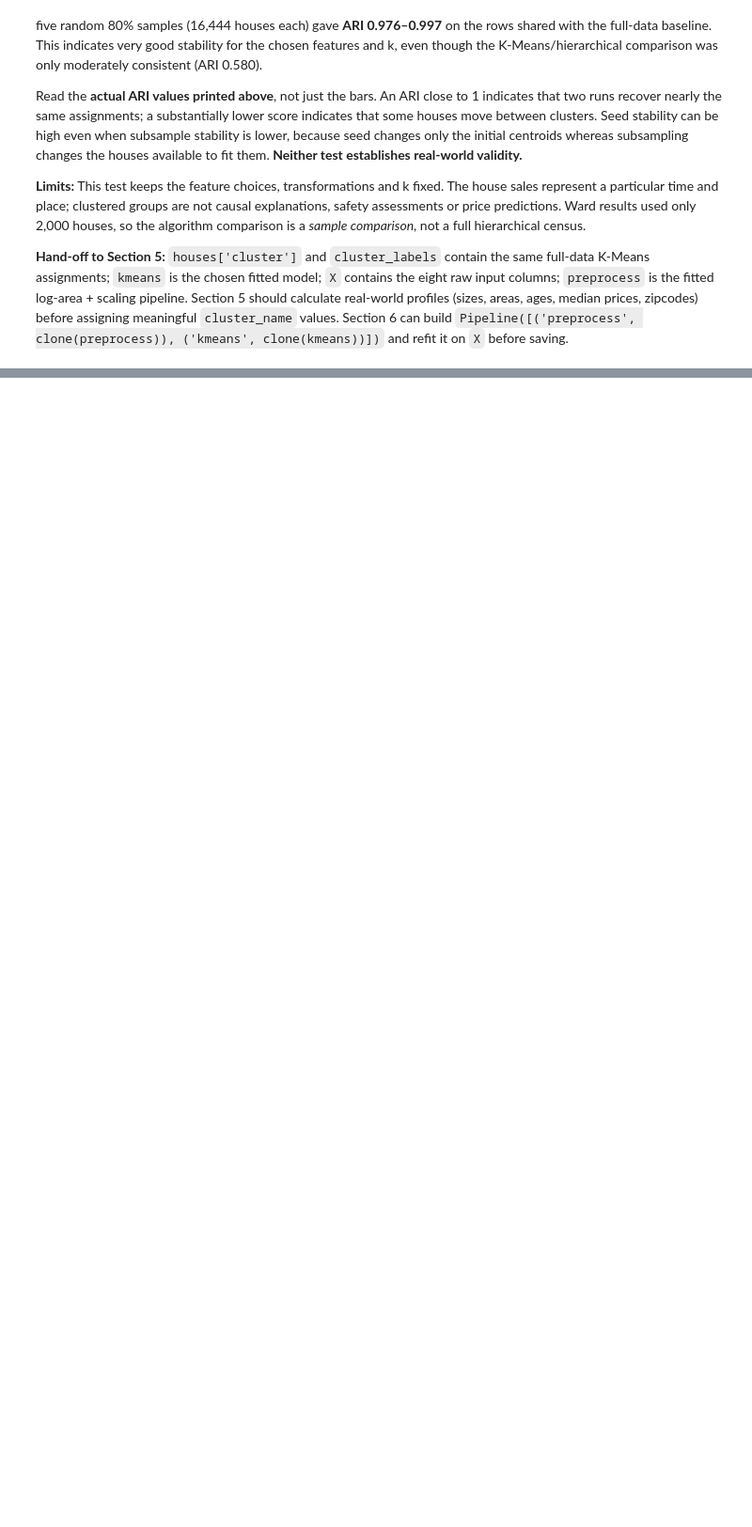
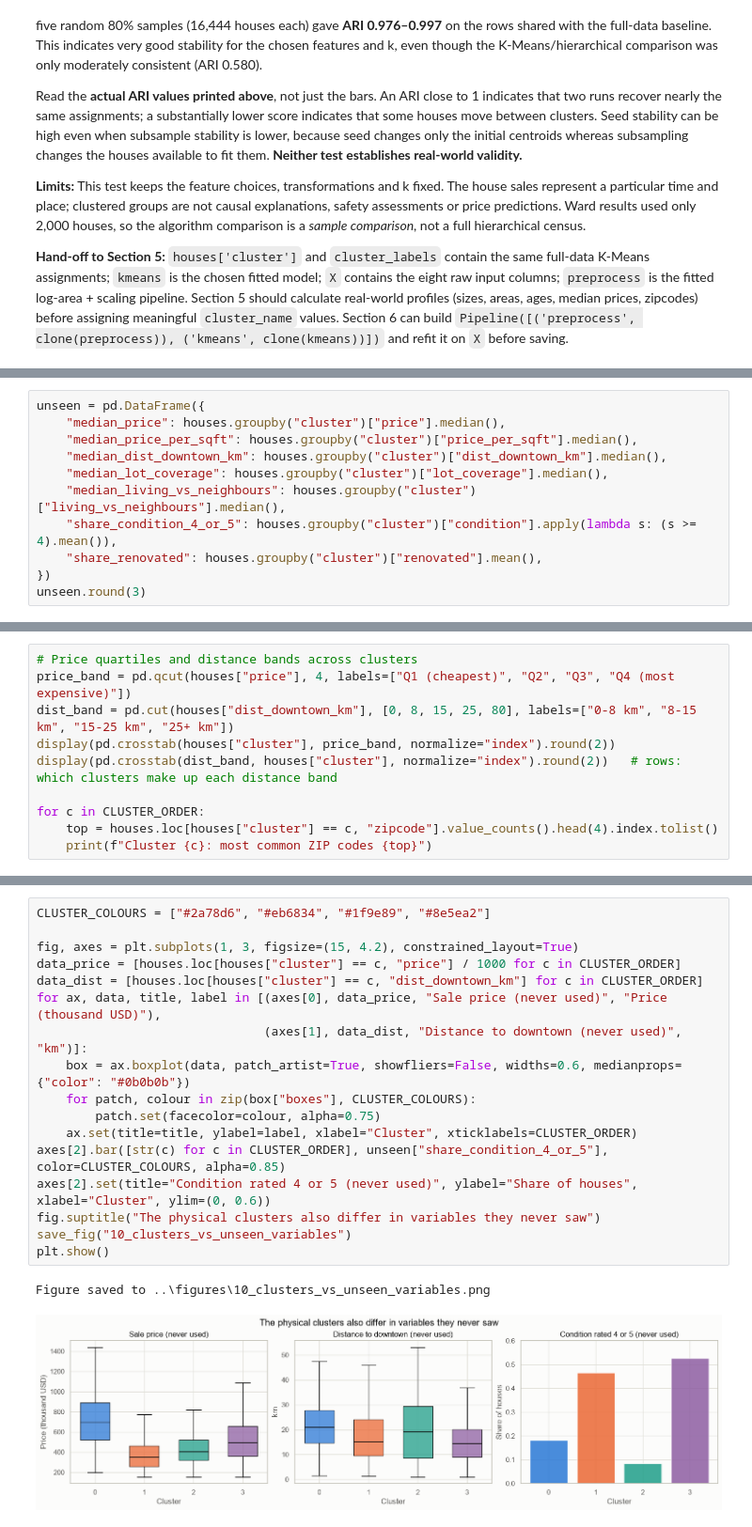
Before and after one commit to iaac-maai/Group2_Day3_Assignment, a Jupyter notebook: notebook/unsupervised_learning.ipynb, the cells around one changed output, grey strips where cells are left out. Shown at 94% size. Drawn from its saved outputs; the diff is of its cells as text; blank space fills up the shorter version.

```diff
--- a/notebook/unsupervised_learning.ipynb
+++ b/notebook/unsupervised_learning.ipynb
@@ -861,0 +943,11 @@ Read the **actual ARI values printed above**, not just the bars. An ARI close to
+# %%
+unseen = pd.DataFrame({
+    "median_price": houses.groupby("cluster")["price"].median(),
+    "median_price_per_sqft": houses.groupby("cluster")["price_per_sqft"].median(),
+    "median_dist_downtown_km": houses.groupby("cluster")["dist_downtown_km"].median(),
+    "median_lot_coverage": houses.groupby("cluster")["lot_coverage"].median(),
+    "median_living_vs_neighbours": houses.groupby("cluster")["living_vs_neighbours"].median(),
+    "share_condition_4_or_5": houses.groupby("cluster")["condition"].apply(lambda s: (s >= 4).mean()),
+    "share_renovated": houses.groupby("cluster")["renovated"].mean(),
+})
+unseen.round(3)
@@ -861,0 +961,10 @@ Read the **actual ARI values printed above**, not just the bars. An ARI close to
+# %%
+# Price quartiles and distance bands across clusters
+price_band = pd.qcut(houses["price"], 4, labels=["Q1 (cheapest)", "Q2", "Q3", "Q4 (most expensive)"])
+dist_band = pd.cut(houses["dist_downtown_km"], [0, 8, 15, 25, 80], labels=["0-8 km", "8-15 km", "15-25 km", "25+ km"])
+display(pd.crosstab(houses["cluster"], price_band, normalize="index").round(2))
+display(pd.crosstab(dist_band, houses["cluster"], normalize="index").round(2))   # rows: which clusters make up each distance band
+
+for c in CLUSTER_ORDER:
+    top = houses.loc[houses["cluster"] == c, "zipcode"].value_counts().head(4).index.tolist()
+    print(f"Cluster {c}: most common ZIP codes {top}")
@@ -861,0 +988,20 @@ Read the **actual ARI values printed above**, not just the bars. An ARI close to
+# %%
+CLUSTER_COLOURS = ["#2a78d6", "#eb6834", "#1f9e89", "#8e5ea2"]
+
+fig, axes = plt.subplots(1, 3, figsize=(15, 4.2), constrained_layout=True)
+data_price = [houses.loc[houses["cluster"] == c, "price"] / 1000 for c in CLUSTER_ORDER]
+data_dist = [houses.loc[houses["cluster"] == c, "dist_downtown_km"] for c in CLUSTER_ORDER]
+for ax, data, title, label in [(axes[0], data_price, "Sale price (never used)", "Price (thousand USD)"),
+                               (axes[1], data_dist, "Distance to downtown (never used)", "km")]:
+    box = ax.boxplot(data, patch_artist=True, showfliers=False, widths=0.6, medianprops={"color": "#0b0b0b"})
+    for patch, colour in zip(box["boxes"], CLUSTER_COLOURS):
+        patch.set(facecolor=colour, alpha=0.75)
+    ax.set(title=title, ylabel=label, xlabel="Cluster", xticklabels=CLUSTER_ORDER)
+axes[2].bar([str(c) for c in CLUSTER_ORDER], unseen["share_condition_4_or_5"], color=CLUSTER_COLOURS, alpha=0.85)
+axes[2].set(title="Condition rated 4 or 5 (never used)", ylabel="Share of houses", xlabel="Cluster", ylim=(0, 0.6))
+fig.suptitle("The physical clusters also differ in variables they never saw")
+save_fig("10_clusters_vs_unseen_variables")
+plt.show()
+# %% [output]
+Figure saved to ..\figures\10_clusters_vs_unseen_variables.png
+[figure, added]
```
Also changed, not shown: parts of 37 cells of this notebook, 13 other files.
